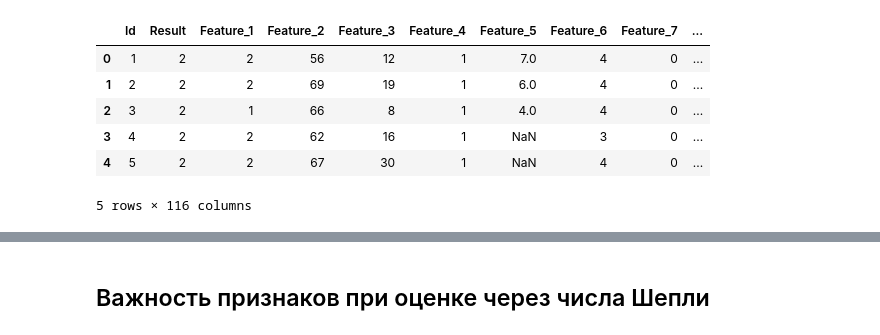
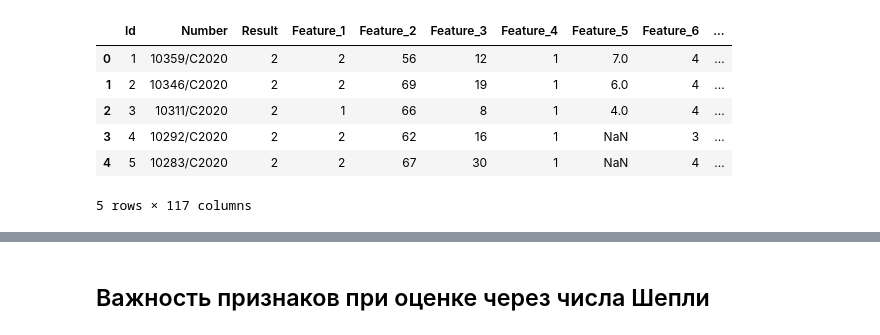
Before and after one commit to albul-k/ml_covid_surv_prediction, a Jupyter notebook: catboost_clf-ver_1.ipynb, the cells around one changed output, grey strips where cells are left out. Drawn from its saved outputs; the diff is of its cells as text; code cells hidden in the pictures.

```diff
--- a/catboost_clf-ver_1.ipynb
+++ b/catboost_clf-ver_1.ipynb
@@ -17,14 +18,14 @@ warnings.filterwarnings('ignore')
 # %% [output]
 [interactive output not drawn]
 # %%
-df_init = pd.read_csv('data.csv', sep=';')
+df_init = pd.read_csv('data_v1.csv', sep=';')
 df_init.head()
 # %% [output]
-|  | Id | Result | Feature_1 | Feature_2 | Feature_3 | Feature_4 | Feature_5 | Feature_6 | Feature_7 | ... |
-| 0 | 1 | 2 | 2 | 56 | 12 | 1 | 7.0 | 4 | 0 | ... |
-| 1 | 2 | 2 | 2 | 69 | 19 | 1 | 6.0 | 4 | 0 | ... |
-| 2 | 3 | 2 | 1 | 66 | 8 | 1 | 4.0 | 4 | 0 | ... |
-| 3 | 4 | 2 | 2 | 62 | 16 | 1 | NaN | 3 | 0 | ... |
-| 4 | 5 | 2 | 2 | 67 | 30 | 1 | NaN | 4 | 0 | ... |
+|  | Id | Number | Result | Feature_1 | Feature_2 | Feature_3 | Feature_4 | Feature_5 | Feature_6 | ... |
+| 0 | 1 | 10359/C2020 | 2 | 2 | 56 | 12 | 1 | 7.0 | 4 | ... |
+| 1 | 2 | 10346/C2020 | 2 | 2 | 69 | 19 | 1 | 6.0 | 4 | ... |
+| 2 | 3 | 10311/C2020 | 2 | 1 | 66 | 8 | 1 | 4.0 | 4 | ... |
+| 3 | 4 | 10292/C2020 | 2 | 2 | 62 | 16 | 1 | NaN | 3 | ... |
+| 4 | 5 | 10283/C2020 | 2 | 2 | 67 | 30 | 1 | NaN | 4 | ... |
-5 rows × 116 columns
+5 rows × 117 columns
 # %%
```
Also changed, not shown: parts of 14 cells of this notebook, 2 other files.
